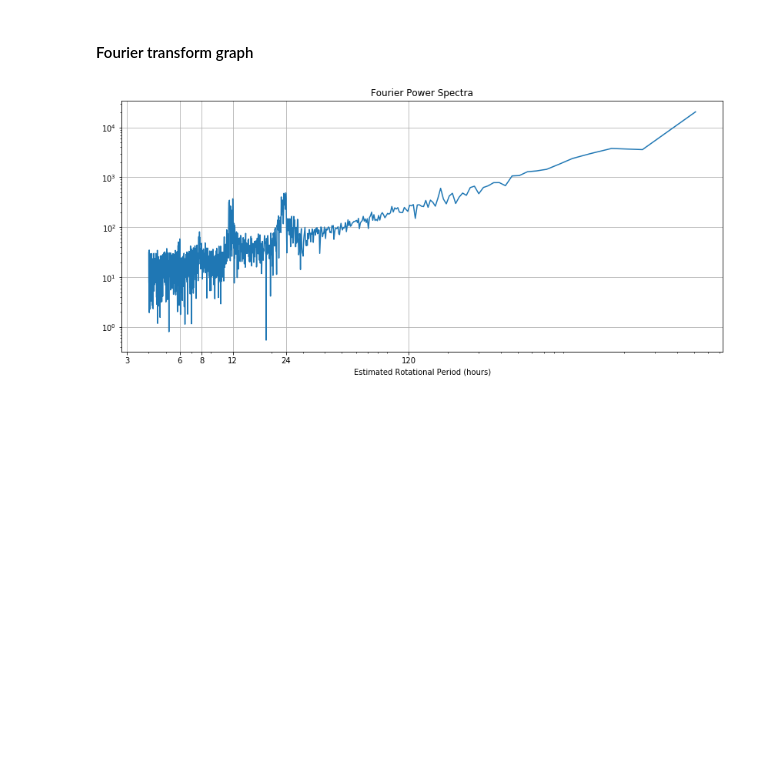
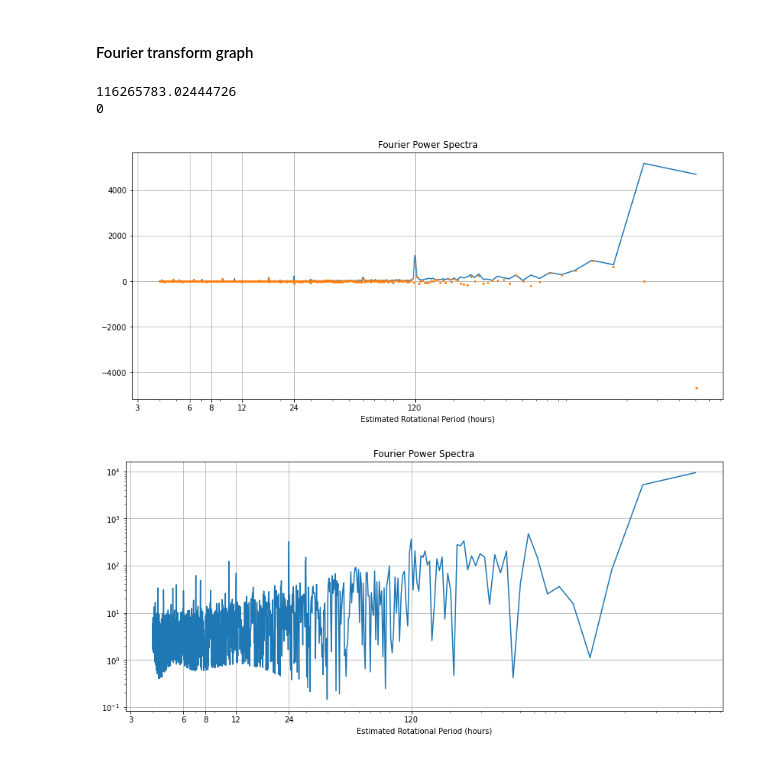
Before and after one commit to WeihongCen/Simulated-Earth-Spectral-Analysis, a Jupyter notebook: FUS_Analysis.ipynb, the cells around one changed output. Drawn from its saved outputs; the diff is of its cells as text; code cells hidden in the pictures; blank space fills up the shorter version.

```diff
--- a/FUS_Analysis.ipynb
+++ b/FUS_Analysis.ipynb
@@ -185,5 +54,0 @@ plt.xticks(np.arange(0, 384, 60), ['01/01', '01/06', '01/11', '01/16', '01/21',
-# %%
-def appendAll(inputArray, inputList):
-    for t in range(len(inputList)):
-        inputArray.append(inputList.isel(time = t, ilev = 0).mean())
-    return inputArray
@@ -400,0 +88,5 @@ plt.xticks(np.arange(0, 2880, 360), ['jan', 'feb', 'mar', 'apr', 'may', 'jun', '
+# %%
+def appendAll(inputArray, inputList):
+    for t in range(len(inputList)):
+        inputArray.append(inputList.isel(time = t).mean())
+    return inputArray
@@ -484,23 +364,41 @@ def findFourier(fftInput):
 # %% [markdown]
 #### Fourier transform graph
 # %%
-fftInput = reset(a_annualArrayFUS)
-fftInput = scenario4(fftInput, 1)
+fftInput = reset(e_annualArrayFUS)
+samplingInterval = 20 #Sampling interval(hr)
+fftInput = scenario4(fftInput, samplingInterval/2)
 powerSpectrum, frequency = findFourier(fftInput)
+detrendSpectrum = detrend(powerSpectrum, 7)
 
 start = 1
 end = 2520
 dpInterval = 2
 
 fig, ax1 = plt.subplots(figsize=(14,6))
 ax1.plot(1/frequency[start:end]*len(fftInput)*dpInterval, abs(powerSpectrum)[start:end])
-ax1.set_yscale('log')
+ax1.plot(1/frequency[start:end]*len(fftInput)*dpInterval, detrendSpectrum.real[start:end], 'o', markersize=2)
+ax1.set_yscale('linear')
 ax1.set_xscale('log')
 ax1.grid(True)
 ax1.set_xticks([3, 6, 8, 12, 24, 120])
-ax1.get_xaxis().set_major_formatter(matplotlib.ticker.ScalarFormatter())
-
+ax1.get_xaxis().set_major_formatter(ScalarFormatter())
 ax1.set_title('Fourier Power Spectra');
 ax1.set_xlabel('Estimated Rotational Period (hours)');
+
+detrendedData = abs(powerSpectrum)[start:end]-detrendSpectrum.real[start:end]
+fig, ax2 = plt.subplots(figsize=(14,6))
+ax2.plot(1/frequency[start:end]*len(fftInput)*dpInterval, detrendedData)
+ax2.set_yscale('log')
+ax2.set_xscale('log')
+ax2.grid(True)
+ax2.set_xticks([3, 6, 8, 12, 24, 120])
+ax2.get_xaxis().set_major_formatter(ScalarFormatter())
+ax2.set_title('Fourier Power Spectra');
+ax2.set_xlabel('Estimated Rotational Period (hours)');
+print(sum((abs(powerSpectrum)-detrendSpectrum.real)**2))
+print(detrendedData.tolist().index(max(detrendedData)))
 # %% [output]
+116265783.02444726
+0
-[figure, old version]
+[figure, new version]
+[figure, added]
```
Also changed, not shown: parts of 59 cells of this notebook.
